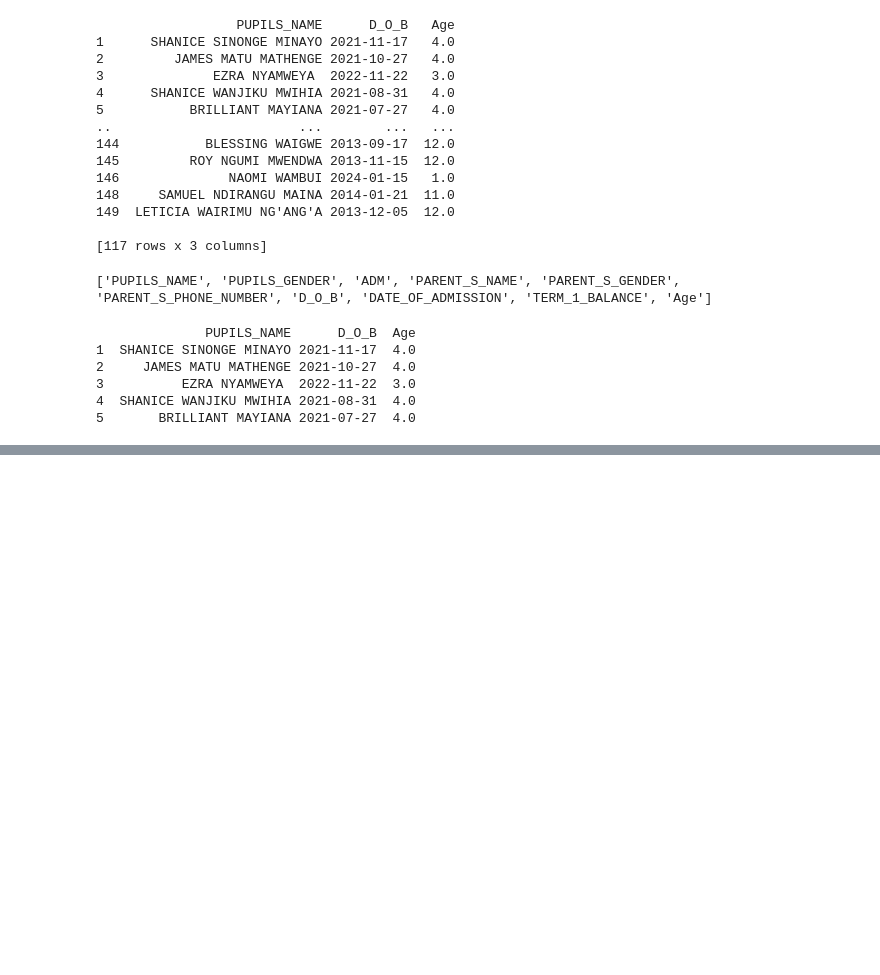
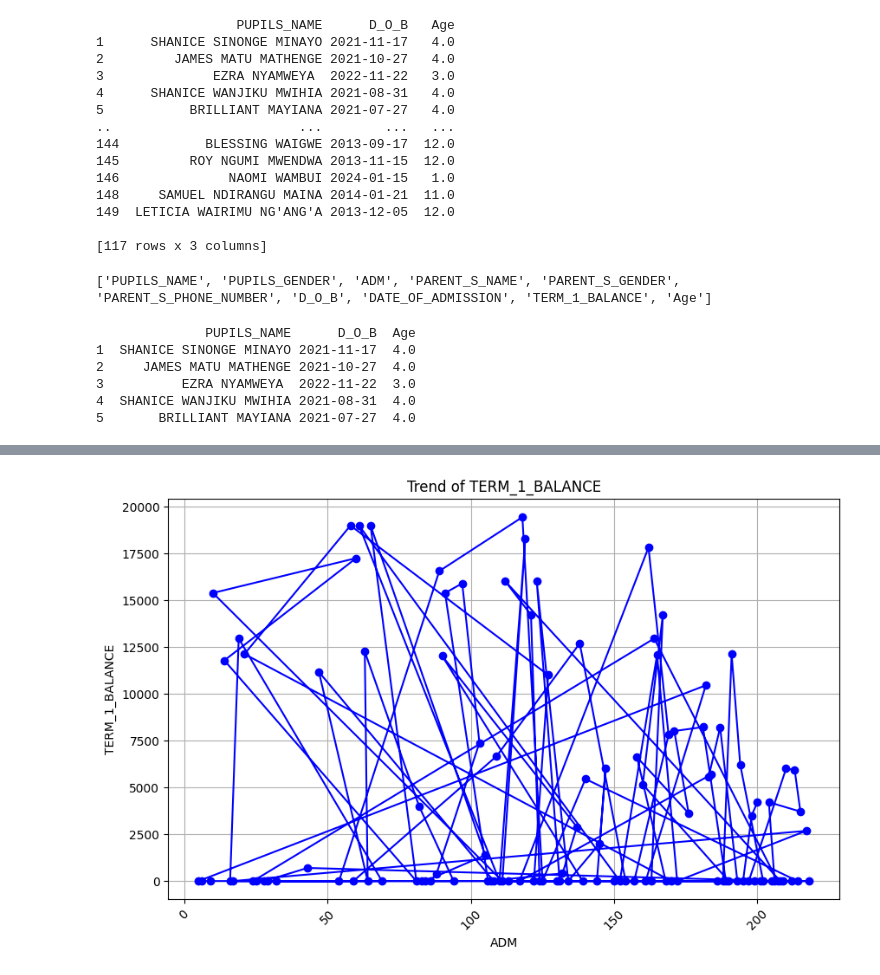
Before and after one commit to NellitG/Chestnut_data, a Jupyter notebook: Cape Chestnut Data.ipynb, the cells around one changed output, grey strips where cells are left out. Saved outputs shown, nothing was run; the diff lists cells and outputs as text; code cells hidden in the pictures; blank space fills up the shorter version.

```diff
--- a/Cape Chestnut Data.ipynb
+++ b/Cape Chestnut Data.ipynb
@@ -212,0 +228,16 @@ else:
+# %%
+import matplotlib.pyplot as plt
+
+if 'ADM' in df.columns and 'TERM_1_BALANCE' in df.columns:
+    plt.figure(figsize=(10, 6))
+    plt.plot(df['ADM'], df['TERM_1_BALANCE'], marker='o', linestyle='-', color='blue')
+    plt.title('Trend of TERM_1_BALANCE')
+    plt.xlabel('ADM')  # Replace 'ADM' with the column you want on the x-axis
+    plt.xticks(rotation=45)
+    plt.ylabel('TERM_1_BALANCE')
+    plt.grid(True)
+    plt.show()
+else:
+    print("Columns 'ADM' or 'TERM_1_BALANCE' do not exist in the DataFrame.")
+# %% [output]
+[figure, added]
```
Also changed, not shown: parts of 1 cell of this notebook.
